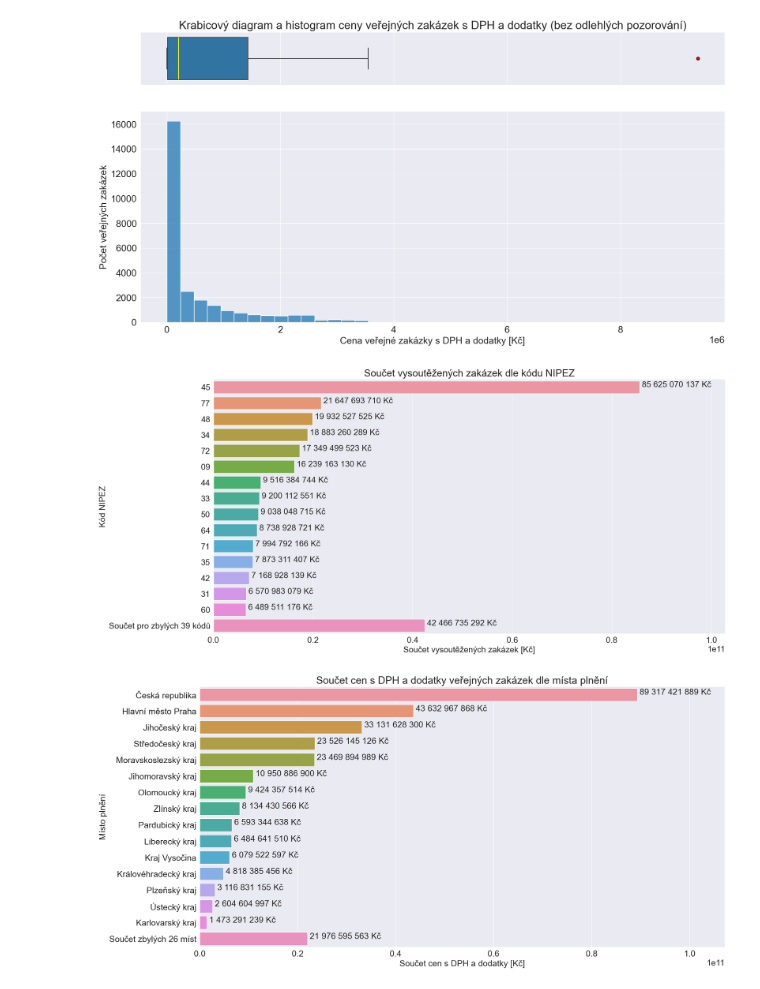
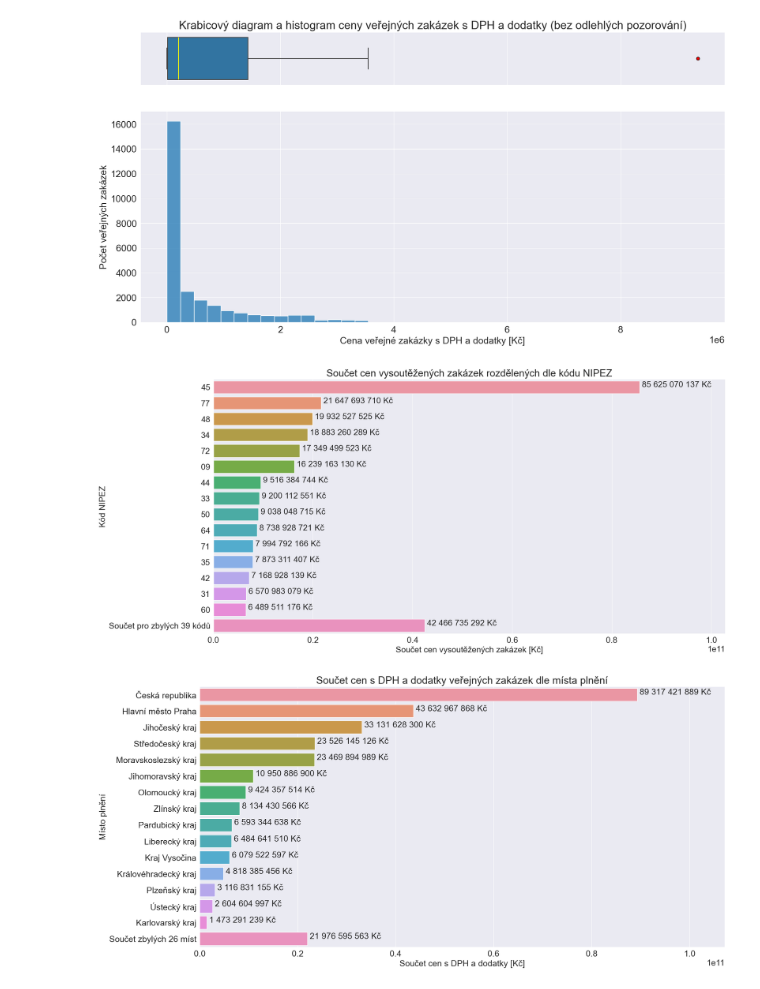
Before and after one commit to opendatalabcz/analysis-public-procurement, a Jupyter notebook: descriptions.ipynb, the cells around one changed output. Drawn from its saved outputs; the diff is of its cells as text; code cells hidden in the pictures.

```diff
--- a/descriptions.ipynb
+++ b/descriptions.ipynb
@@ -711,19 +657,18 @@ for p in barplot.patches:
 # %%
-data = dataframes['procurement'].groupby(['type', 'public_contract_regime']).size().unstack().sort_values(by='Above-limit public contract', ascending=False)
-# select only rows with type 'Public contract for services', 'Public contract for construction work' and 'Public contract for deliveries'
-data = data.loc[['Public contract for services', 'Public contract for construction work', 'Public contract for deliveries']]
+data = dataframes['procurement'].groupby(['type', 'public_contract_regime']).size().unstack().sort_values(by='Nadlimitní veřejná zakázka', ascending=False)
+# selekce pouze tří nejčastějších typů veřejných zakázek
+data = data.loc[['Veřejná zakázka na služby', 'Veřejná zakázka na stavební práce', 'Veřejná zakázka na dodávky']]
 width = 0.5
 half_width = width / 2
 barplot = data.plot(kind='bar', figsize=(20, 10), width=0.5)
-# add broken axis in y from value 20 to 100
-# add log scale
+# logarimtická škála na y-ové ose
 plt.yscale('log')
-# apply translation
 
-l = plt.legend([dict_public_contract_regime[x] for x in data.columns])
+
+l = plt.legend()
 l.set_title('Režim veřejné zakázky')
-plt.xticks(range(len(data.index)), [dict_type[x] for x in data.index], rotation=45)
-# anotate values
+plt.xticks(rotation=45)
+# přidání hodnot na sloupce
 for p in barplot.patches:
     width = p.get_width()
     plt.text((p.get_x() + width / 2),
@@ -951,40 +875,40 @@ plt.show()
 # %% [output]
 [figure]
 # %%
-# Group by 'code' and calculate the sum
+# Seskupení podle kódu NIPEZ a výpočet součtu cen s DPH a dodatky
 n=15
 procurement_view_grouped = procurement_view.groupby('code')['contract_price_with_amendments_vat'].sum().reset_index()
 m=procurement_view_grouped.shape[0]
-# Sort by 'contract_price_with_amendments' in descending order and select top n
+# Seřazení podle 'contract_price_with_amendments' sestupně a výběr prvních n kategorií
 procurement_view_sorted = procurement_view_grouped.sort_values(by='contract_price_with_amendments_vat', ascending=False).head(n)
 
-# Calculate the total sum of 'contract_price_with_amendments' for all codes
+# Výpočet celkové sumy cen s DPH a dodatky
 total_sum = procurement_view['contract_price_with_amendments_vat'].sum()
 
-# Calculate the sum of 'contract_price_with_amendments' for the top 10 codes
+# Výpočet sumy cen s DPH a dodatky pro prvních n kategorií
 top_n_sum = procurement_view_sorted['contract_price_with_amendments_vat'].sum()
 
-# Calculate the sum for the rest of the codes
+# Výpočet sumy cen s DPH a dodatky pro zbylé kategorie
 rest_sum = total_sum - top_n_sum
 
-# Create a new row for the rest of the codes
+# Vytvoření nového řádku pro zbylé kategorie
 procurement_view_sorted.loc[len(procurement_view_sorted.index)] = ({'code': "Součet pro zbylých {} kódů".format(m-n), 'contract_price_with_amendments_vat': rest_sum})
 
-#Plot the bar graph
+# Vykreslení sloupcového grafu
 plt.figure(figsize=(20, 10))
 barplot = sns.barplot(y='code', x='contract_price_with_amendments_vat', data=procurement_view_sorted, errorbar=None)
-plt.title('Součet vysoutěžených zakázek dle kódu NIPEZ')
+plt.title('Součet cen vysoutěžených zakázek rozdělených dle kódu NIPEZ')
 plt.ylabel('Kód NIPEZ')
-plt.xlabel('Součet vysoutěžených zakázek [Kč]')
+plt.xlabel('Součet cen vysoutěžených zakázek [Kč]')
 plt.xlim(0, procurement_view_sorted['contract_price_with_amendments_vat'].max() * 1.2)
 for p in barplot.patches:
     width = p.get_width()
     formatted_width = '{:,}'.format(int(width)).replace(',', ' ')  # Format the sum with spaces
     plt.text(width,
              p.get_y() + p.get_height() / 2,
              ' {} Kč'.format(formatted_width),
              ha = 'left')
 plt.show()
 # %% [output]
-[figure, old version]
+[figure, new version]
 # %%
```
Also changed, not shown: parts of 106 cells of this notebook.
